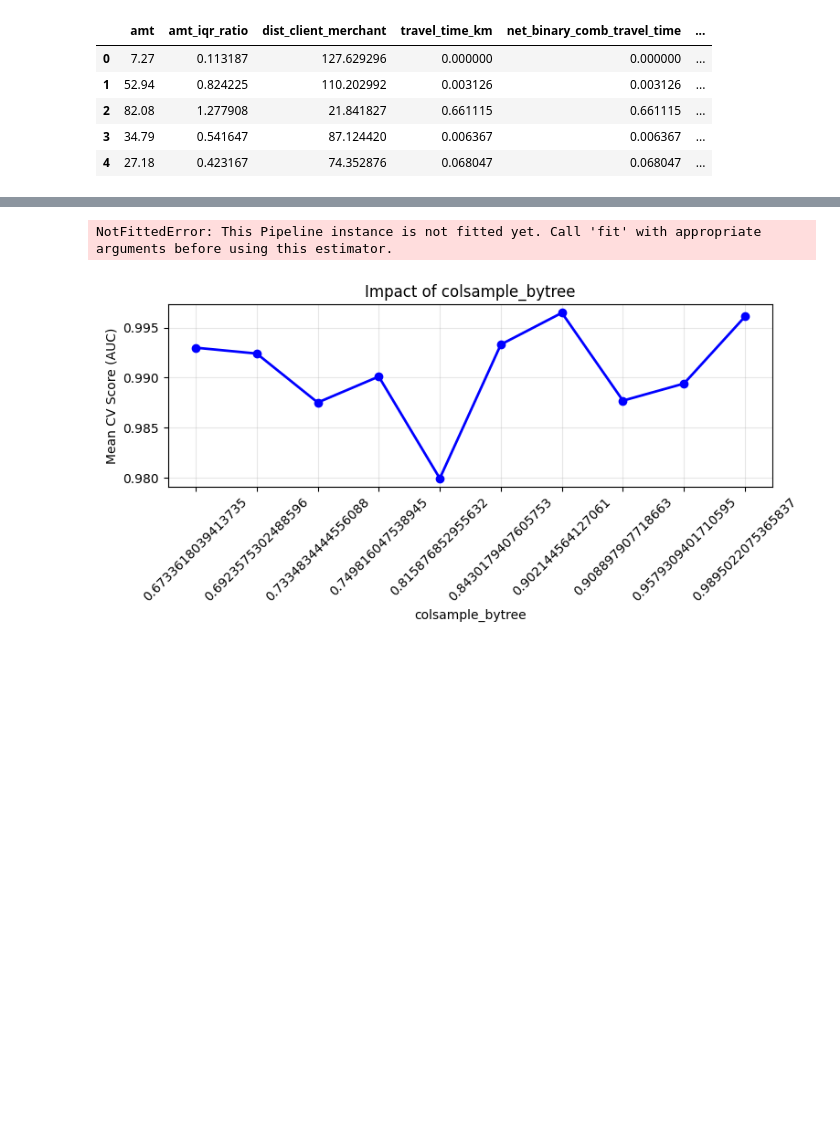
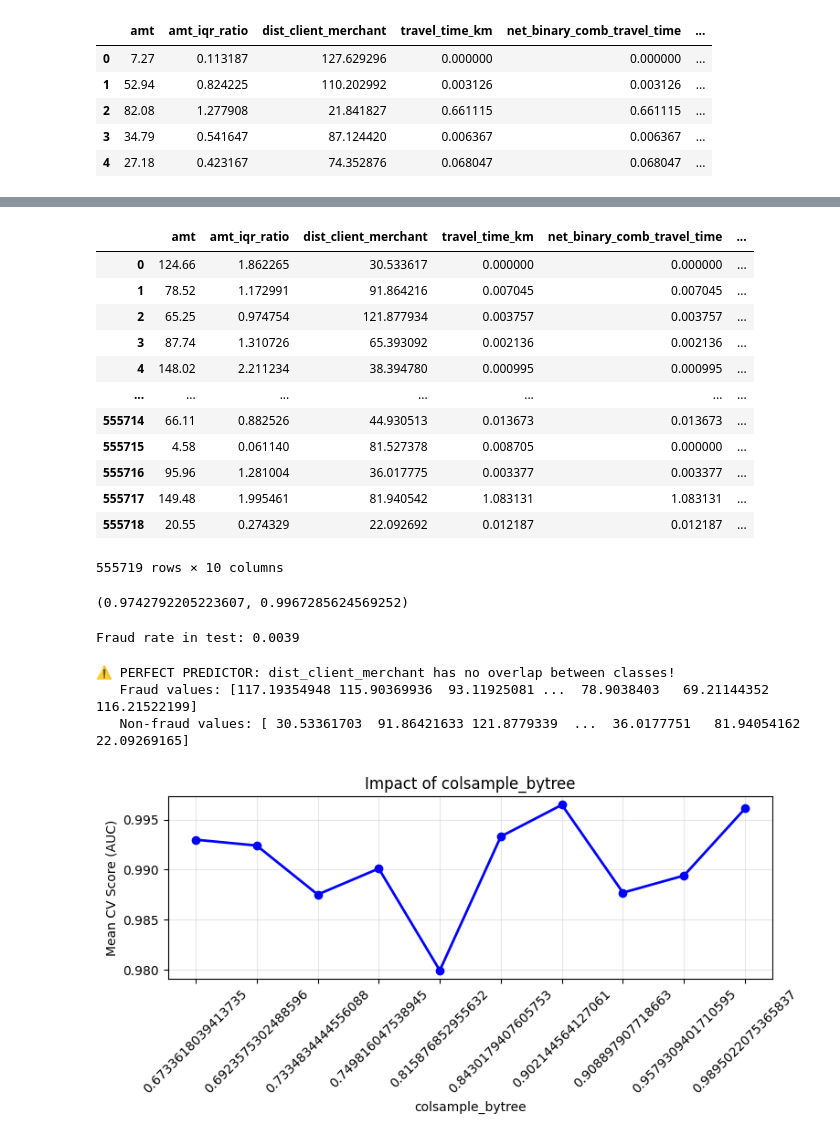
Before and after one commit to arnopopanda-UWM/ML-UWM-April-26, a Jupyter notebook: CC_Fraud_v4.ipynb, the cells around one changed output, grey strips where cells are left out. Drawn from its saved outputs; the diff is of its cells as text; code cells hidden in the pictures; blank space fills up the shorter version.

Commit message:
client_merchant_dist is used for constructing is_fraud in the dataset, results have been unrusefull with that variable

```diff
--- a/CC_Fraud_v4.ipynb
+++ b/CC_Fraud_v4.ipynb
@@ -529,10 +544,26 @@ best_pipeline = Pipeline([
     ))
 ])
 # %%
-X_test = cc_test[log_transf + scale + exception].to_numpy()
-y_test = cc_test['is_fraud'].to_numpy()
+X_test = cc_test[relevant_Feat].to_pandas()
+y_test = cc_test['is_fraud'].to_pandas()
+X_test
+# %% [output]
+|  | amt | amt_iqr_ratio | dist_client_merchant | travel_time_km | net_binary_comb_travel_time | ... |
+| 0 | 124.66 | 1.862265 | 30.533617 | 0.000000 | 0.000000 | ... |
+| 1 | 78.52 | 1.172991 | 91.864216 | 0.007045 | 0.007045 | ... |
+| 2 | 65.25 | 0.974754 | 121.877934 | 0.003757 | 0.003757 | ... |
+| 3 | 87.74 | 1.310726 | 65.393092 | 0.002136 | 0.002136 | ... |
+| 4 | 148.02 | 2.211234 | 38.394780 | 0.000995 | 0.000995 | ... |
+| ... | ... | ... | ... | ... | ... | ... |
+| 555714 | 66.11 | 0.882526 | 44.930513 | 0.013673 | 0.013673 | ... |
+| 555715 | 4.58 | 0.061140 | 81.527378 | 0.008705 | 0.000000 | ... |
+| 555716 | 95.96 | 1.281004 | 36.017775 | 0.003377 | 0.003377 | ... |
+| 555717 | 149.48 | 1.995461 | 81.940542 | 1.083131 | 1.083131 | ... |
+| 555718 | 20.55 | 0.274329 | 22.092692 | 0.012187 | 0.012187 | ... |
+555719 rows × 10 columns
 # %%
 # Predict on test set
+best_pipeline.fit(x, y)
 y_pred_test = best_pipeline.predict_proba(X_test)[:, 1]
 y_pred_class = best_pipeline.predict(X_test)
 
@@ -541,8 +572,31 @@ from sklearn.metrics import roc_auc_score, accuracy_score, classification_report
 
 auc_test = roc_auc_score(y_test, y_pred_test)
 accuracy_test = accuracy_score(y_test, y_pred_class)
-# %% [output]
-NotFittedError: This Pipeline instance is not fitted yet. Call 'fit' with appropriate arguments before using this estimator.
+# %%
+auc_test, accuracy_test
+# %% [output]
+(0.9742792205223607, 0.9967285624569252)
+# %%
+fraud_rate = y_test.mean()
+print(f"Fraud rate in test: {fraud_rate:.4f}")
+# %% [output]
+Fraud rate in test: 0.0039
+# %%
+for col in X_test.columns:
+    # Get unique values for fraud vs non-fraud
+    fraud_values = X_test[col][y_test == 1].unique()
+    non_fraud_values = X_test[col][y_test == 0].unique()
+
+    # If there's no overlap, this feature perfectly predicts fraud!
+    overlap = set(fraud_values) & set(non_fraud_values)
+    if len(overlap) == 0 and len(fraud_values) > 0 and len(non_fraud_values) > 0:
+        print(f"⚠️ PERFECT PREDICTOR: {col} has no overlap between classes!")
+        print(f"   Fraud values: {fraud_values}")
+        print(f"   Non-fraud values: {non_fraud_values}")
+# %% [output]
+⚠️ PERFECT PREDICTOR: dist_client_merchant has no overlap between classes!
+   Fraud values: [117.19354948 115.90369936  93.11925081 ...  78.9038403   69.21144352 116.21522199]
+   Non-fraud values: [ 30.53361703  91.86421633 121.8779339  ...  36.0177751   81.94054162  22.09269165]
 # %%
 def plot_parameter_impact_simple(search_results):
     results = pd.DataFrame(search_results.cv_results_)
```
Also changed, not shown: parts of 7 cells of this notebook, 1 other file.
